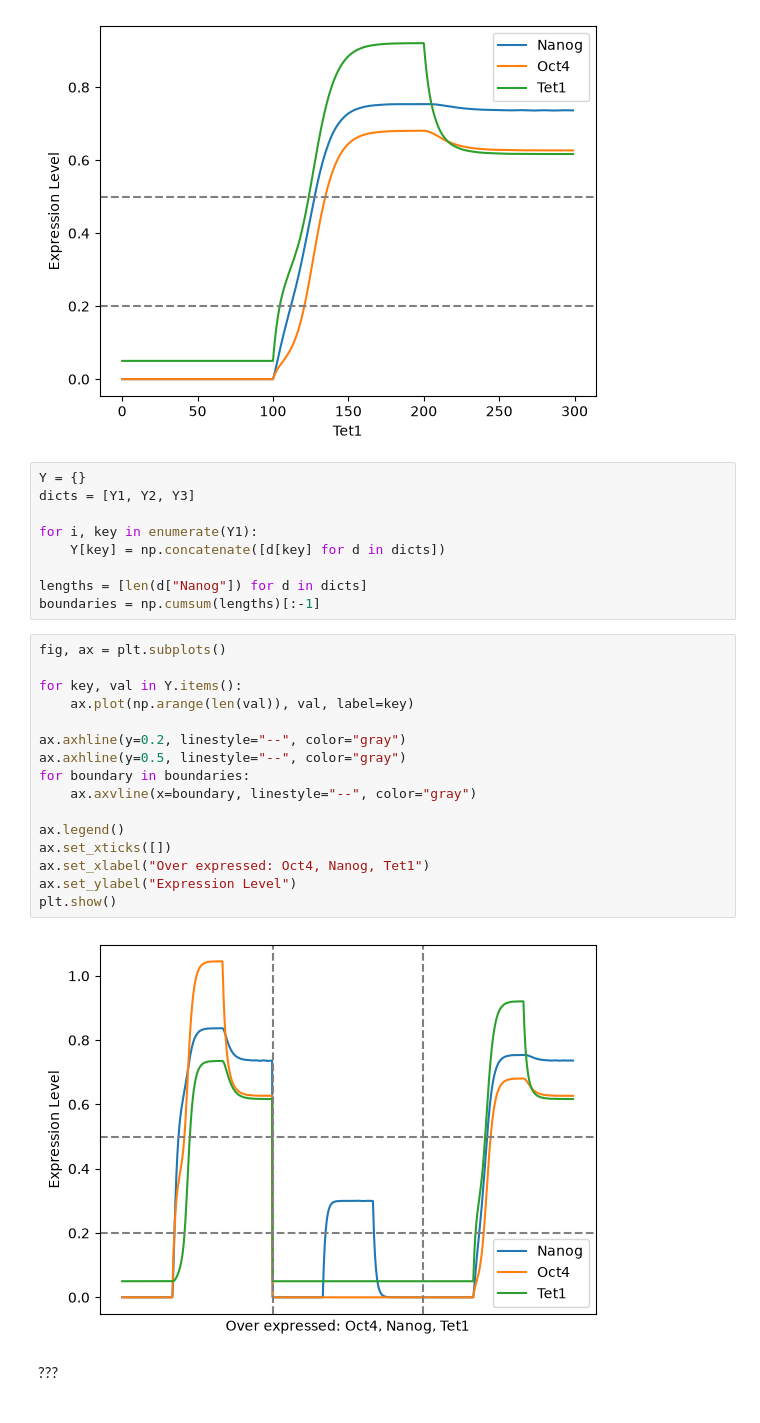
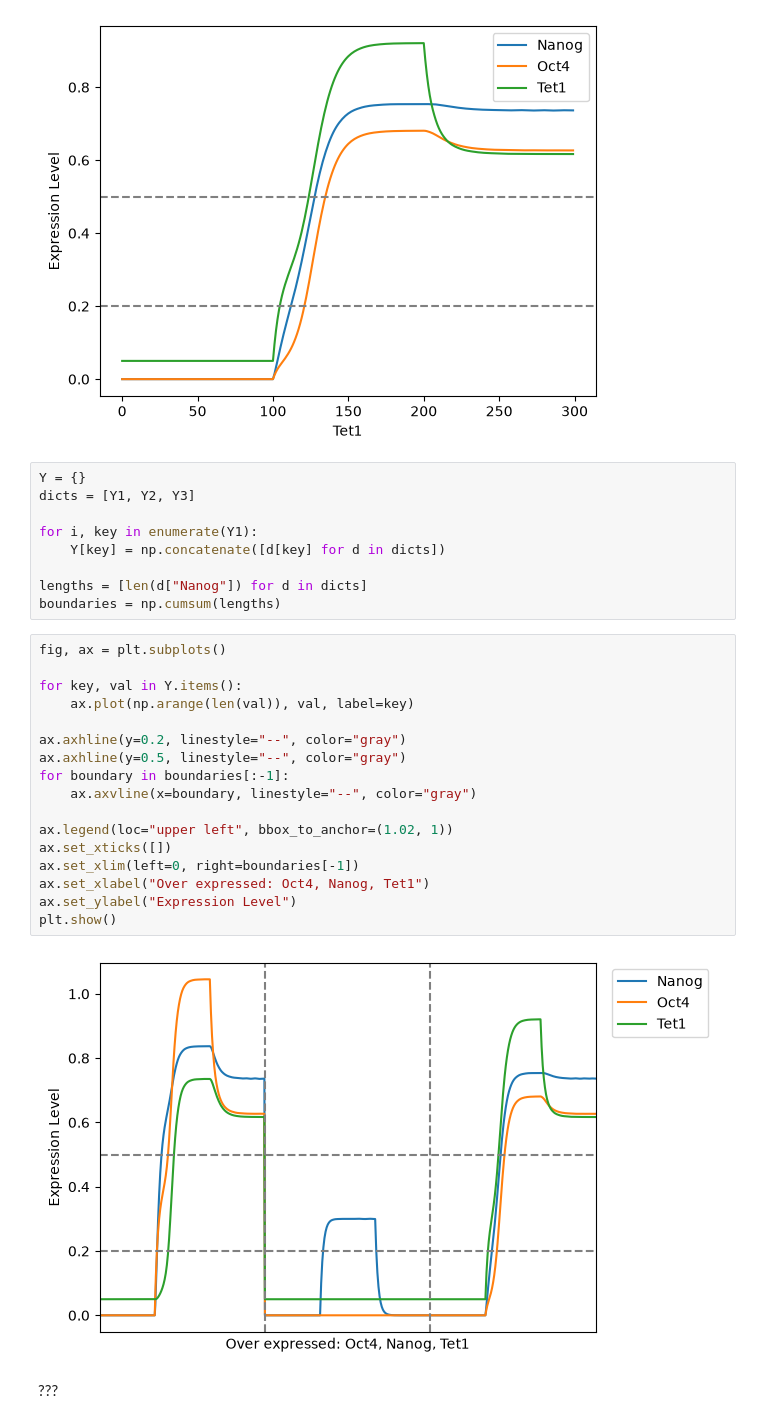
Before and after one commit to Xraaaay/lu_bern01, a Jupyter notebook: Project03/cell_reprogramming.ipynb, the cells around one changed output. Saved outputs shown, nothing was run; the diff lists cells and outputs as text.

Commit message:
chore: adjust visualization

```diff
--- a/Project03/cell_reprogramming.ipynb
+++ b/Project03/cell_reprogramming.ipynb
@@ -236,24 +236,25 @@ for i, key in enumerate(Y1):
     Y[key] = np.concatenate([d[key] for d in dicts])
 
 lengths = [len(d["Nanog"]) for d in dicts]
-boundaries = np.cumsum(lengths)[:-1]
+boundaries = np.cumsum(lengths)
 # %%
 fig, ax = plt.subplots()
 
 for key, val in Y.items():
     ax.plot(np.arange(len(val)), val, label=key)
 
 ax.axhline(y=0.2, linestyle="--", color="gray")
 ax.axhline(y=0.5, linestyle="--", color="gray")
-for boundary in boundaries:
+for boundary in boundaries[:-1]:
     ax.axvline(x=boundary, linestyle="--", color="gray")
 
-ax.legend()
+ax.legend(loc="upper left", bbox_to_anchor=(1.02, 1))
 ax.set_xticks([])
+ax.set_xlim(left=0, right=boundaries[-1])
 ax.set_xlabel("Over expressed: Oct4, Nanog, Tet1")
 ax.set_ylabel("Expression Level")
 plt.show()
 # %% [output]
-[figure, old version]
+[figure, new version]
 # %% [markdown]
 ???
```
